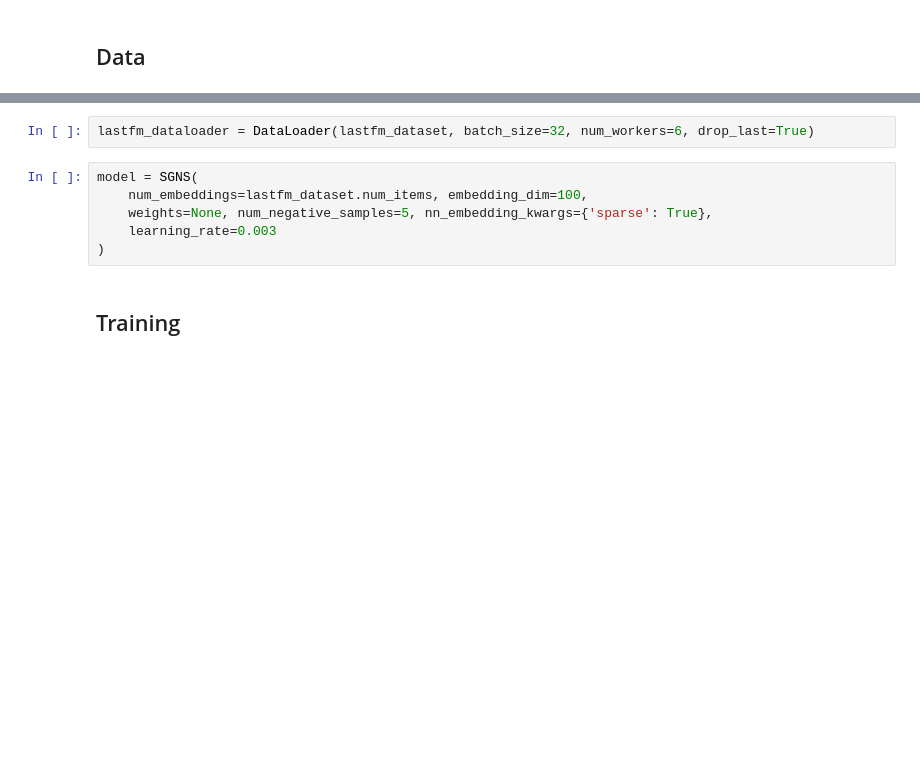
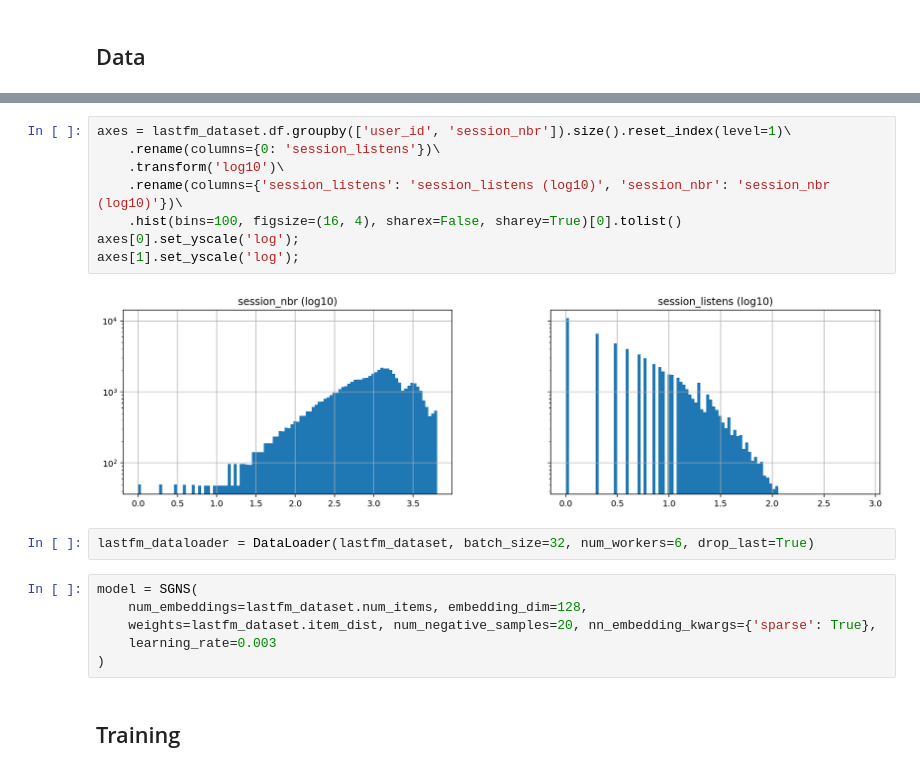
Before and after one commit to eifuentes/skipgrammar, a Jupyter notebook: notebooks/lastfm-pl.ipynb, the cells around one changed output, grey strips where cells are left out. Saved outputs shown, nothing was run; the diff lists cells and outputs as text; blank space fills up the shorter version.

```diff
--- a/notebooks/lastfm-pl.ipynb
+++ b/notebooks/lastfm-pl.ipynb
@@ -43,9 +91,19 @@ dtype: float64
+# %%
+axes = lastfm_dataset.df.groupby(['user_id', 'session_nbr']).size().reset_index(level=1)\
+    .rename(columns={0: 'session_listens'})\
+    .transform('log10')\
+    .rename(columns={'session_listens': 'session_listens (log10)', 'session_nbr': 'session_nbr (log10)'})\
+    .hist(bins=100, figsize=(16, 4), sharex=False, sharey=True)[0].tolist()
+axes[0].set_yscale('log');
+axes[1].set_yscale('log');
+# %% [output]
+[figure, added]
 # %%
 lastfm_dataloader = DataLoader(lastfm_dataset, batch_size=32, num_workers=6, drop_last=True)
 # %%
 model = SGNS(
-    num_embeddings=lastfm_dataset.num_items, embedding_dim=100,
-    weights=None, num_negative_samples=5, nn_embedding_kwargs={'sparse': True},
+    num_embeddings=lastfm_dataset.num_items, embedding_dim=128,
+    weights=lastfm_dataset.item_dist, num_negative_samples=20, nn_embedding_kwargs={'sparse': True},
     learning_rate=0.003
 )
 # %% [markdown]
```
Also changed, not shown: parts of 16 cells of this notebook, 4 other files.
